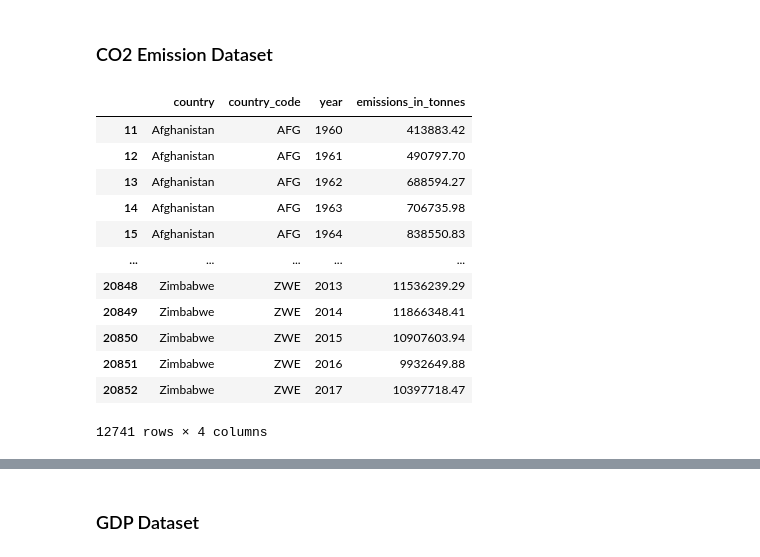
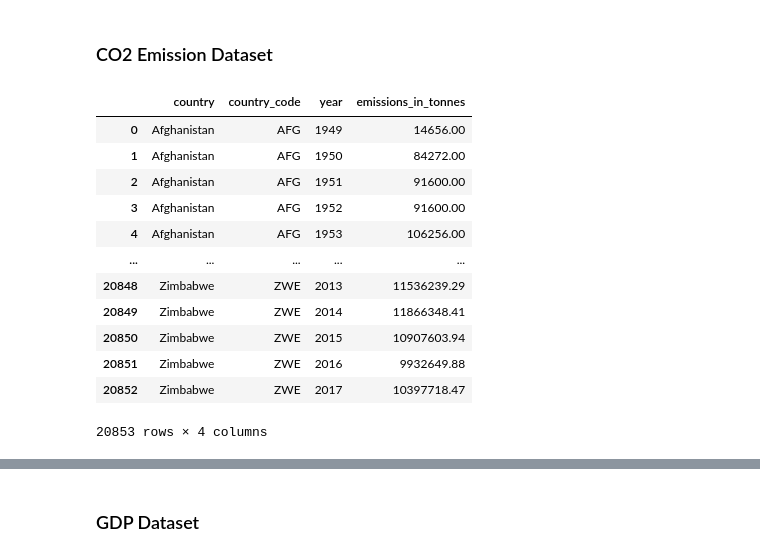
Before and after one commit to Zombobot1/FU_DB_A10, a Jupyter notebook: sandbox/missing_data_identification.ipynb, the cells around one changed output, grey strips where cells are left out. Drawn from its saved outputs; the diff is of its cells as text; code cells hidden in the pictures.

```diff
--- a/sandbox/missing_data_identification.ipynb
+++ b/sandbox/missing_data_identification.ipynb
@@ -20,24 +20,24 @@ population_total_df = pd.read_csv(base_path+'population_total.csv')
 # %%
 co2_emission_df_cl = co2_emission_df.rename(columns={'Entity':'country',
                                                      'Code': 'country_code',
                                                     'Year':'year',
                                                     'Annual CO₂ emissions (tonnes )':'emissions_in_tonnes'})
-co2_emission_df_cl = co2_emission_df_cl[co2_emission_df_cl['year']>= 1960]
+#co2_emission_df_cl = co2_emission_df_cl[co2_emission_df_cl['year']>= 1960]
 co2_emission_df_cl
 # %% [output]
 |  | country | country_code | year | emissions_in_tonnes |
-| 11 | Afghanistan | AFG | 1960 | 413883.42 |
-| 12 | Afghanistan | AFG | 1961 | 490797.70 |
-| 13 | Afghanistan | AFG | 1962 | 688594.27 |
-| 14 | Afghanistan | AFG | 1963 | 706735.98 |
-| 15 | Afghanistan | AFG | 1964 | 838550.83 |
+| 0 | Afghanistan | AFG | 1949 | 14656.00 |
+| 1 | Afghanistan | AFG | 1950 | 84272.00 |
+| 2 | Afghanistan | AFG | 1951 | 91600.00 |
+| 3 | Afghanistan | AFG | 1952 | 91600.00 |
+| 4 | Afghanistan | AFG | 1953 | 106256.00 |
 | ... | ... | ... | ... | ... |
 | 20848 | Zimbabwe | ZWE | 2013 | 11536239.29 |
 | 20849 | Zimbabwe | ZWE | 2014 | 11866348.41 |
 | 20850 | Zimbabwe | ZWE | 2015 | 10907603.94 |
 | 20851 | Zimbabwe | ZWE | 2016 | 9932649.88 |
 | 20852 | Zimbabwe | ZWE | 2017 | 10397718.47 |
-12741 rows × 4 columns
+20853 rows × 4 columns
 # %%
 co2_emission_df_wide = co2_emission_df_cl.pivot(index=['country','country_code'], columns='year', values='emissions_in_tonnes')
 co2_emission_df_wide = co2_emission_df_wide.reset_index()
```
Also changed, not shown: parts of 9 cells of this notebook, 7 other files.
